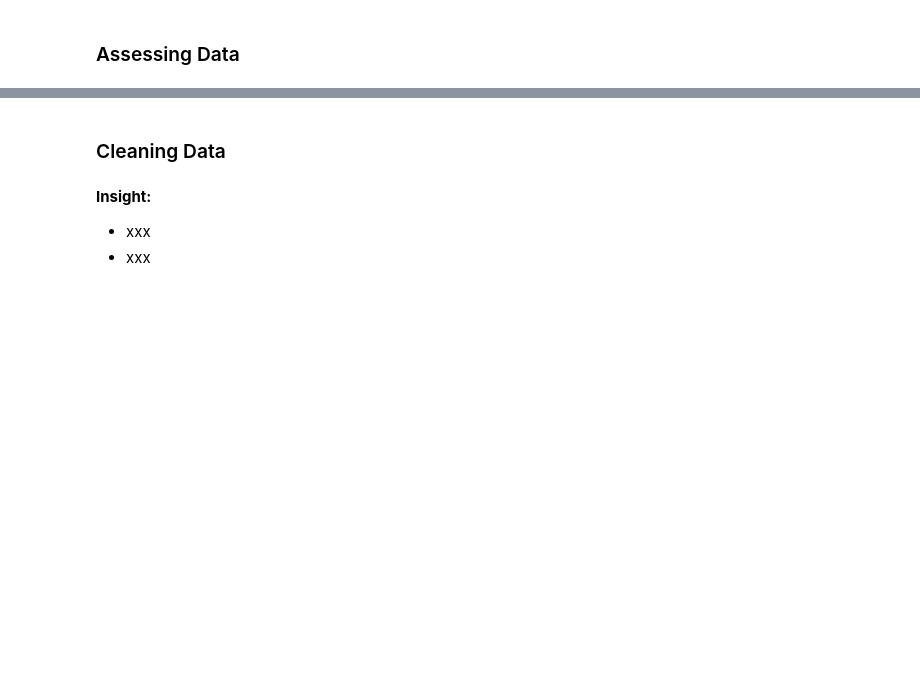
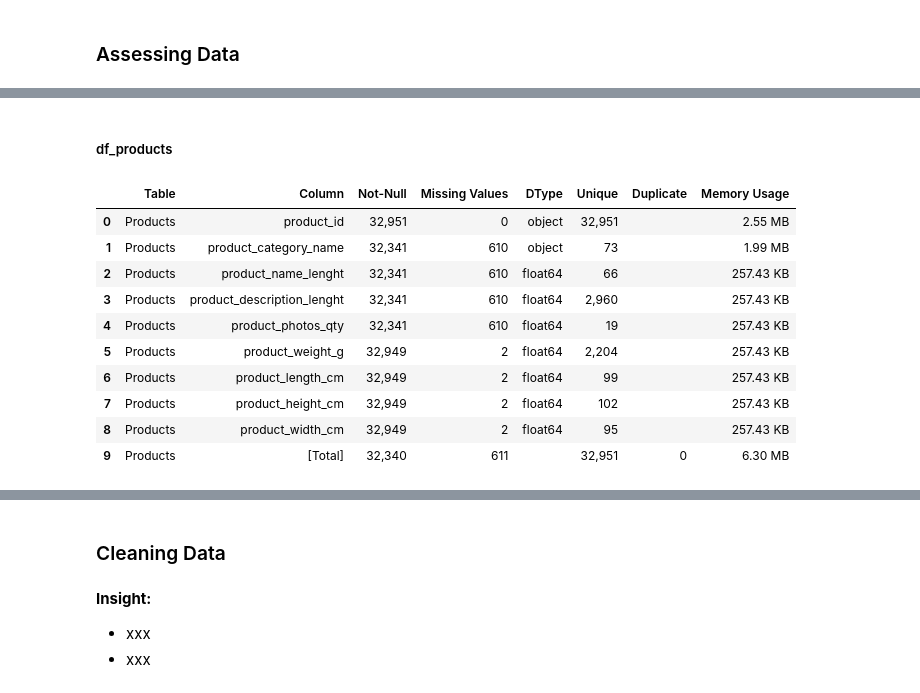
Before and after one commit to arguto1993/olist-ecommerce-performance, a Jupyter notebook: ecommerce_performance.ipynb, the cells around one changed output, grey strips where cells are left out. Drawn from its saved outputs; the diff is of its cells as text; code cells hidden in the pictures; blank space fills up the shorter version.

```diff
--- a/ecommerce_performance.ipynb
+++ b/ecommerce_performance.ipynb
@@ -26,0 +240,16 @@
+# %% [markdown]
+##### df_products
+# %%
+show_table_info("products")
+# %% [output]
+|  | Table | Column | Not-Null | Missing Values | DType | Unique | Duplicate | Memory Usage |
+| 0 | Products | product_id | 32,951 | 0 | object | 32,951 |  | 2.55 MB |
+| 1 | Products | product_category_name | 32,341 | 610 | object | 73 |  | 1.99 MB |
+| 2 | Products | product_name_lenght | 32,341 | 610 | float64 | 66 |  | 257.43 KB |
+| 3 | Products | product_description_lenght | 32,341 | 610 | float64 | 2,960 |  | 257.43 KB |
+| 4 | Products | product_photos_qty | 32,341 | 610 | float64 | 19 |  | 257.43 KB |
+| 5 | Products | product_weight_g | 32,949 | 2 | float64 | 2,204 |  | 257.43 KB |
+| 6 | Products | product_length_cm | 32,949 | 2 | float64 | 99 |  | 257.43 KB |
+| 7 | Products | product_height_cm | 32,949 | 2 | float64 | 102 |  | 257.43 KB |
+| 8 | Products | product_width_cm | 32,949 | 2 | float64 | 95 |  | 257.43 KB |
+| 9 | Products | [Total] | 32,340 | 611 |  | 32,951 | 0 | 6.30 MB |
```
Also changed, not shown: parts of 70 cells of this notebook.
